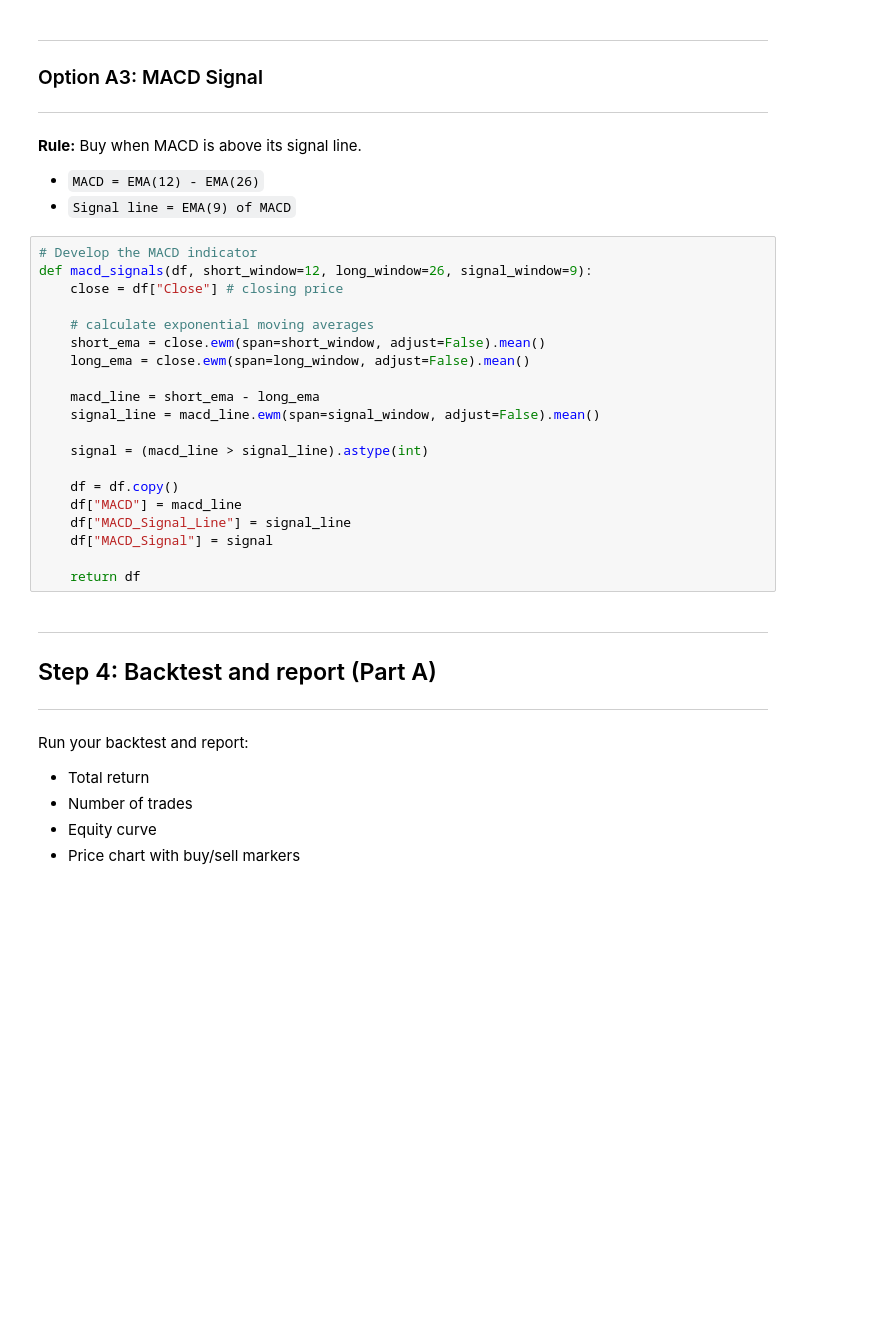
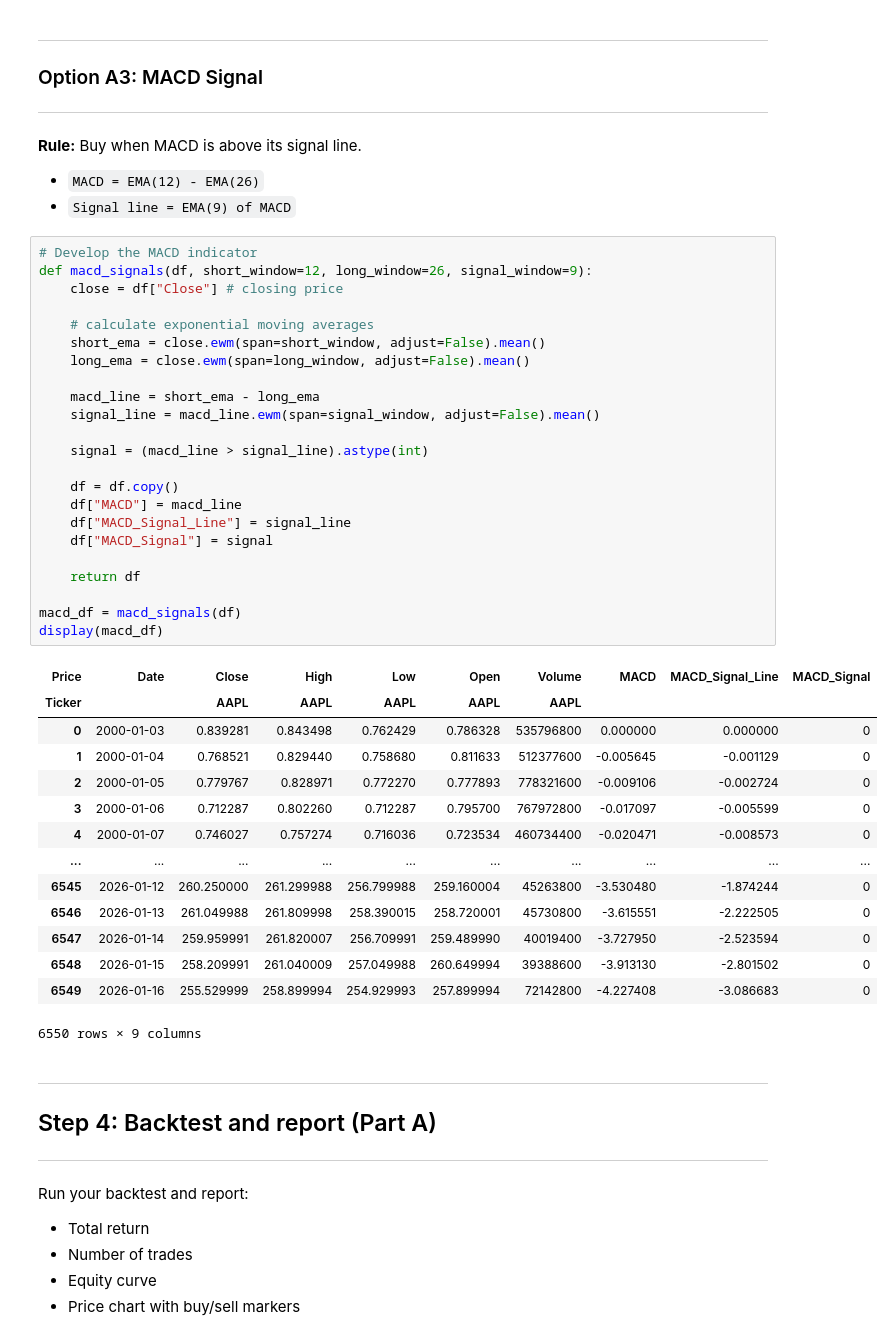
Before and after one commit to taliashapiro05/Momentum_assignment-1-, a Jupyter notebook: Momentum_assignment.ipynb, the cells around one changed output. Saved outputs shown, nothing was run; the diff lists cells and outputs as text; blank space fills up the shorter version.

```diff
--- a/Momentum_assignment.ipynb
+++ b/Momentum_assignment.ipynb
@@ -354,23 +355,41 @@ df[["Date", "Close", "signal"]]
 # %%
 # Develop the MACD indicator
 def macd_signals(df, short_window=12, long_window=26, signal_window=9):
     close = df["Close"] # closing price
 
     # calculate exponential moving averages
     short_ema = close.ewm(span=short_window, adjust=False).mean()
     long_ema = close.ewm(span=long_window, adjust=False).mean()
 
     macd_line = short_ema - long_ema
     signal_line = macd_line.ewm(span=signal_window, adjust=False).mean()
 
     signal = (macd_line > signal_line).astype(int)
 
     df = df.copy()
     df["MACD"] = macd_line
     df["MACD_Signal_Line"] = signal_line
     df["MACD_Signal"] = signal
 
     return df
+
+macd_df = macd_signals(df)
+display(macd_df)
+# %% [output]
+| Price | Date | Close | High | Low | Open | Volume | MACD | MACD_Signal_Line | MACD_Signal |
+| Ticker |  | AAPL | AAPL | AAPL | AAPL | AAPL |  |  |  |
+| 0 | 2000-01-03 | 0.839281 | 0.843498 | 0.762429 | 0.786328 | 535796800 | 0.000000 | 0.000000 | 0 |
+| 1 | 2000-01-04 | 0.768521 | 0.829440 | 0.758680 | 0.811633 | 512377600 | -0.005645 | -0.001129 | 0 |
+| 2 | 2000-01-05 | 0.779767 | 0.828971 | 0.772270 | 0.777893 | 778321600 | -0.009106 | -0.002724 | 0 |
+| 3 | 2000-01-06 | 0.712287 | 0.802260 | 0.712287 | 0.795700 | 767972800 | -0.017097 | -0.005599 | 0 |
+| 4 | 2000-01-07 | 0.746027 | 0.757274 | 0.716036 | 0.723534 | 460734400 | -0.020471 | -0.008573 | 0 |
+| ... | ... | ... | ... | ... | ... | ... | ... | ... | ... |
+| 6545 | 2026-01-12 | 260.250000 | 261.299988 | 256.799988 | 259.160004 | 45263800 | -3.530480 | -1.874244 | 0 |
+| 6546 | 2026-01-13 | 261.049988 | 261.809998 | 258.390015 | 258.720001 | 45730800 | -3.615551 | -2.222505 | 0 |
+| 6547 | 2026-01-14 | 259.959991 | 261.820007 | 256.709991 | 259.489990 | 40019400 | -3.727950 | -2.523594 | 0 |
+| 6548 | 2026-01-15 | 258.209991 | 261.040009 | 257.049988 | 260.649994 | 39388600 | -3.913130 | -2.801502 | 0 |
+| 6549 | 2026-01-16 | 255.529999 | 258.899994 | 254.929993 | 257.899994 | 72142800 | -4.227408 | -3.086683 | 0 |
+6550 rows × 9 columns
 # %% [markdown]
 ---
 ## Step 4: Backtest and report (Part A)
```
Also changed, not shown: parts of 2 cells of this notebook.
